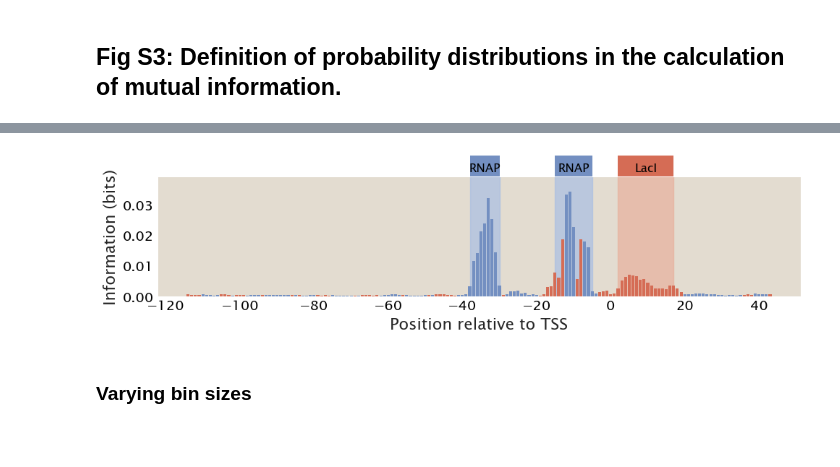
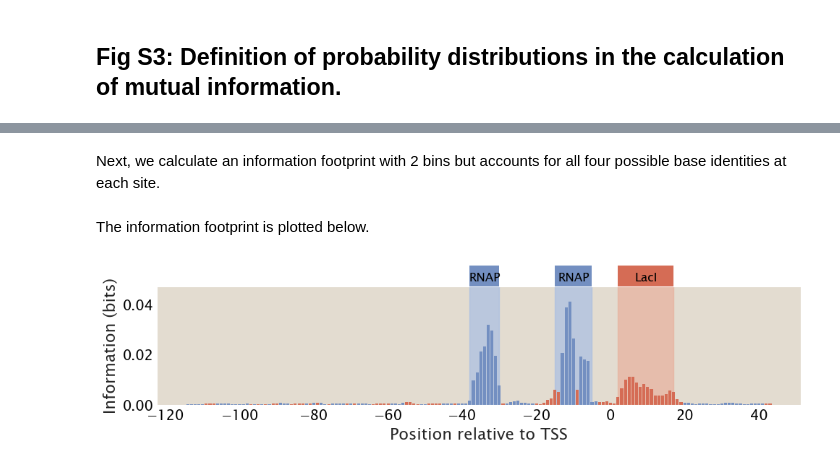
Before and after one commit to RPGroup-PBoC/theoretical_regseq, a Jupyter notebook: SI_notebooks/figS3_mutual_information.ipynb, the cells around one changed output, grey strips where cells are left out. Cells and saved outputs as stored; diff of their text form; code cells hidden in the pictures; blank space fills up the shorter version.

```diff
--- a/SI_notebooks/figS3_mutual_information.ipynb
+++ b/SI_notebooks/figS3_mutual_information.ipynb
@@ -41,5 +45,5 @@ rnap_emat = tregs.simulate.fix_wt(rnap_emat_raw, rnap_site)
 # %%
-O1_1027_raw = np.load('../data/energy_matrices/lacThermoforTO1.npy')
+O1_1027_raw = np.load(fdir + 'energy_matrices/lacThermoforTO1.npy')
 
 O1_1027_fixed = np.zeros(np.shape(O1_1027_raw))
 for i in range(3):
@@ -153,0 +190,23 @@ plt.show()
+# %%
+n_NS = len(genome)
+n_p = 5000
+n_r = 10
+ep_wt = -5
+er_wt = -15
+
+region_params = [(-38, -30, 'P', 'RNAP'), (-15, -5, 'P', 'RNAP'), (2, 17, 'R', 'LacI')]
+
+datasets = []
+for i in range(20):
+    mutants = np.unique(tregs.wgregseq.mutations_rand(promoter,
+                                                rate=0.1,
+                                                num_mutants=5000,
+                                                number_fixed=True,
+                                                keep_wildtype=True))
+
+    df = tregs.simulate.sim(promoter, tregs.simulate.simrep_pbound, [rnap_site, rep_site],
+                                *[n_NS, n_p, n_r, rnap_emat, rep_emat, ep_wt, er_wt],
+                                preset_mutants=mutants,
+                                num_mutants=5000)
+
+    datasets.append(df)
@@ -153,0 +272,13 @@ plt.show()
+# %%
+n_NS = len(genome)
+n_p = 5000
+n_r = 10
+ep_wt = -5
+er_wt = -15
+
+region_params = [(-38, -30, 'P', 'RNAP'), (-15, -5, 'P', 'RNAP'), (2, 17, 'R', 'LacI')]
+
+df = tregs.simulate.sim(promoter, tregs.simulate.simrep_pbound, [rnap_site, rep_site],
+                        *[n_NS, n_p, n_r, rnap_emat, rep_emat, ep_wt, er_wt],
+                        preset_mutants=mutants,
+                        num_mutants=5000)
@@ -154,3 +293,5 @@ plt.show()
+# %% [markdown]
+Next, we calculate an information footprint with 2 bins but accounts for all four possible base identities at each site.
 # %%
 mut_list = df['seq'].values
 mu_data = df['norm_ct_1']
@@ -207,38 +346,37 @@ region_params = [(-38, -30, 'P', 'RNAP'), (-15, -5, 'P', 'RNAP'), (2, 17, 'R', '
+# %% [markdown]
+The information footprint is plotted below.
 # %%
+region_params = [(-38, -30, 'P', 'RNAP'), (-15, -5, 'P', 'RNAP'), (2, 17, 'R', 'LacI')]
+
 fig, ax = plt.subplots(figsize=(10,2.9))
 ax.set_ylabel('Information (bits)', fontsize=16)
 ax.set_xlabel('Position relative to TSS', fontsize=16)
 
 footprint = footprint_wcg
 
 windowsize = 3
 exshift_list = tregs.footprint.get_expression_shift(mut_list, mu_data.values, promoter)
 shiftcolors = [('#D56C55' if exshift > 0 else '#738FC1') for exshift in exshift_list]
 
 cut = int((windowsize - 1) / 2)
 x = np.arange(-115 + cut, 45 - cut)
 footprint_smoothed = tregs.utils.smoothing(footprint, windowsize=windowsize)
 
 ax.set_ylim(top=max(footprint_smoothed)*1.15)
 max_signal = max(footprint_smoothed)
 total_signal = 0
 for region in region_params:
     tregs.footprint.label_binding_site(ax, region[0], region[1], max_signal, region[2], region[3])
     total_signal += np.sum(footprint[(region[0]+115):(region[1]+116)])
 stn_ratio = total_signal / (np.sum(footprint) - total_signal)
 
 ax.bar(x, footprint_smoothed, edgecolor=None, color=shiftcolors, linewidth=0)
 
-custom_lines = [Line2D([0], [0], color='#D56C55', lw=4),
-                    Line2D([0], [0], color='#738FC1', lw=4)]
-
 ax.tick_params(axis='x', labelsize=14)
 ax.tick_params(axis='y', labelsize=14)
 
 plt.tight_layout()
-plt.savefig('../plots/figS3/footprint-wcg.pdf')
+plt.savefig(out_fdir + 'footprint-wcg.pdf')
 plt.show()
 # %% [output]
-[figure, old version]
+[figure, new version]
-# %% [markdown]
-### Varying bin sizes
```
Also changed, not shown: parts of 42 cells of this notebook, 2 other files.
